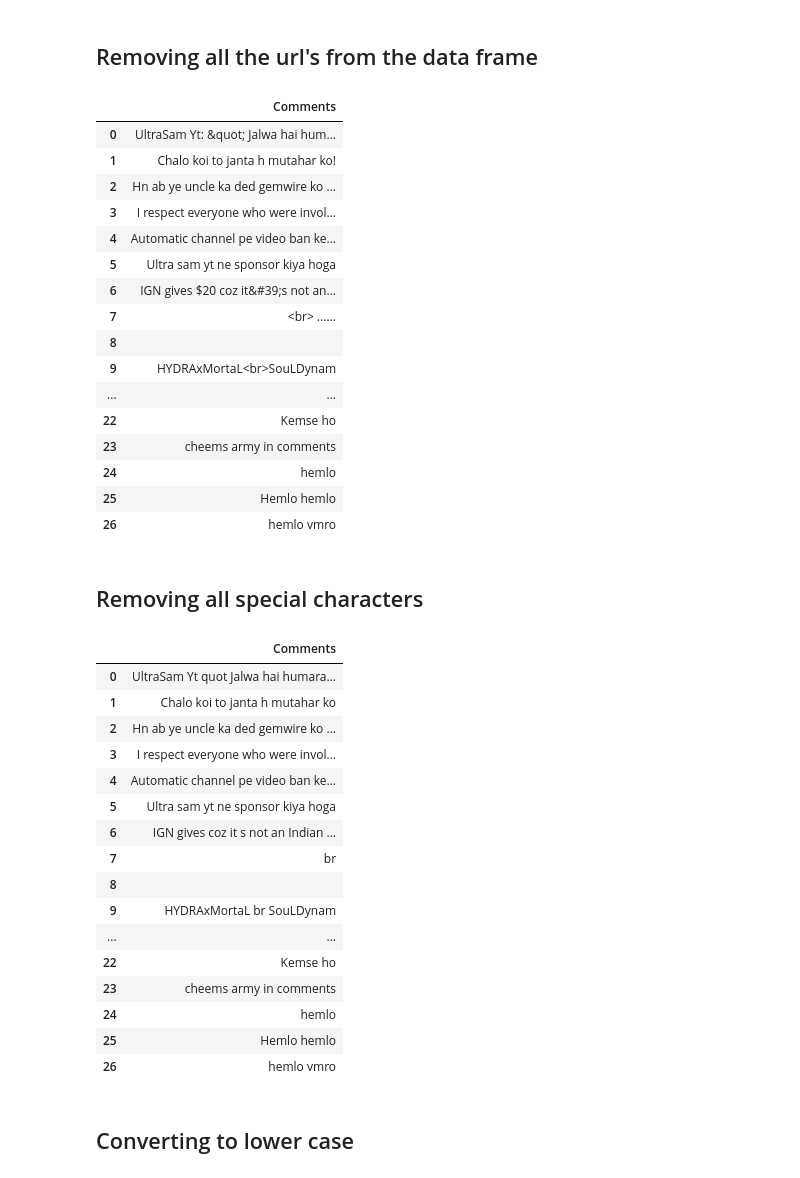
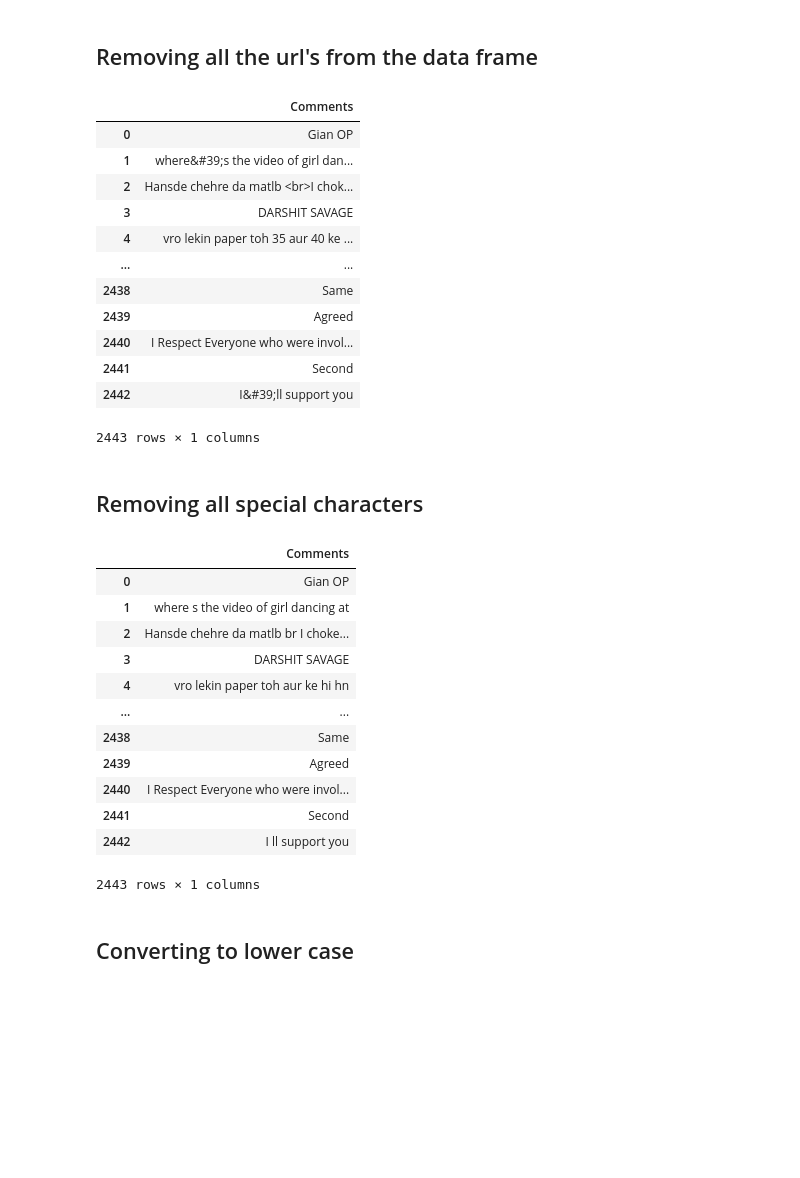
Before and after one commit to subham2728/YouTube-Sentiment-Analysis, a Jupyter notebook: youtube.ipynb, the cells around one changed output. Saved outputs shown, nothing was run; the diff lists cells and outputs as text; code cells hidden in the pictures; blank space fills up the shorter version.

```diff
--- a/youtube.ipynb
+++ b/youtube.ipynb
@@ -13,7 +20,7 @@ import numpy as np
 #Test url with links https://www.youtube.com/watch?v=Ou3v8-ngN6Y
 #Test url with punctuations https://www.youtube.com/watch?v=tktKJWdLv10
 #Test with most comments https://www.youtube.com/watch?v=gdZLi9oWNZg
-url_input = "https://www.youtube.com/watch?v=qCUeCiuvxI8"
+url_input = "https://www.youtube.com/watch?v=rWcXunmleMk"
 video_id_split =url_input.split('=')
 video_id=video_id_split[1]
 # %% [markdown]
@@ -25,7 +32,7 @@ video_id=video_id_split[1]
 #### *Total number of comments that can be retrived in a day ~ 10,000 * 20 = 200,000*
 #### *Approximately < 195,000 comment's can be retrived in a day*
 # %%
-api_key = ''
+api_key = 'AIzaSyAW6wiLfEW4sK1KBZ71Ddhfml9JjXbNie8'
 url = 'https://www.googleapis.com/youtube/v3/videos?id='+video_id+'&key='+api_key+'&part=snippet,contentDetails,statistics,status'
 response_info=requests.get(url).json()
 comments=[]
@@ -85,6 +119,6 @@ print(len(comments))
 # %% [markdown]
 ## Converting the list to dataframe
 # %%
-df = pd.DataFrame(comments,columns=['Comments'])
-print(df)
+df_from_yt = pd.DataFrame(comments,columns=['Comments'])
+print(df_from_yt)
 # %% [output]
@@ -110,7 +141,7 @@ print(df)
 # %% [markdown]
 ## Removing all the emoji's from the dataframe
 # %%
-df = df.astype(str).apply(lambda x: x.str.encode('ascii', 'ignore').str.decode('ascii'))
-df
+df_from_yt = df_from_yt.astype(str).apply(lambda x: x.str.encode('ascii', 'ignore').str.decode('ascii'))
+df_from_yt
 # %% [output]
 |  | Comments |
@@ -133,52 +160,44 @@ df
 # %% [markdown]
 ## Removing all the url's from the data frame
 # %%
-df['Comments'] = df['Comments'].apply(lambda x: re.split('<a href="https:\/\/.*', str(x))[0])
-df
+df_from_yt['Comments'] = df_from_yt['Comments'].apply(lambda x: re.split('<a href="https:\/\/.*', str(x))[0])
+df_from_yt
 # %% [output]
 |  | Comments |
-| 0 | UltraSam Yt: &quot; Jalwa hai hum... |
-| 1 | Chalo koi to janta h mutahar ko! |
-| 2 | Hn ab ye uncle ka ded gemwire ko ... |
-| 3 | I respect everyone who were invol... |
-| 4 | Automatic channel pe video ban ke... |
-| 5 | Ultra sam yt ne sponsor kiya hoga |
-| 6 | IGN gives $20 coz it&#39;s not an... |
-| 7 | <br> ...... |
-| 8 |  |
-| 9 | HYDRAxMortaL<br>SouLDynam |
+| 0 | Gian OP |
+| 1 | where&#39;s the video of girl dan... |
+| 2 | Hansde chehre da matlb <br>I chok... |
+| 3 | DARSHIT SAVAGE |
+| 4 | vro lekin paper toh 35 aur 40 ke ... |
 | ... | ... |
-| 22 | Kemse ho |
-| 23 | cheems army in comments |
-| 24 | hemlo |
-| 25 | Hemlo hemlo |
-| 26 | hemlo vmro |
+| 2438 | Same |
+| 2439 | Agreed |
+| 2440 | I Respect Everyone who were invol... |
+| 2441 | Second |
+| 2442 | I&#39;ll support you |
+2443 rows × 1 columns
 # %% [markdown]
 ## Removing all special characters
 # %%
 def process_content(content):
     return " ".join(re.findall("[A-Za-z]+",content))
 
-df['Comments'] = df['Comments'].apply(process_content)
-df
+df_from_yt['Comments'] = df_from_yt['Comments'].apply(process_content)
+df_from_yt
 # %% [output]
 |  | Comments |
-| 0 | UltraSam Yt quot Jalwa hai humara... |
-| 1 | Chalo koi to janta h mutahar ko |
-| 2 | Hn ab ye uncle ka ded gemwire ko ... |
-| 3 | I respect everyone who were invol... |
-| 4 | Automatic channel pe video ban ke... |
-| 5 | Ultra sam yt ne sponsor kiya hoga |
-| 6 | IGN gives coz it s not an Indian ... |
-| 7 | br |
-| 8 |  |
-| 9 | HYDRAxMortaL br SouLDynam |
+| 0 | Gian OP |
+| 1 | where s the video of girl dancing at |
+| 2 | Hansde chehre da matlb br I choke... |
+| 3 | DARSHIT SAVAGE |
+| 4 | vro lekin paper toh aur ke hi hn |
 | ... | ... |
-| 22 | Kemse ho |
-| 23 | cheems army in comments |
-| 24 | hemlo |
-| 25 | Hemlo hemlo |
-| 26 | hemlo vmro |
+| 2438 | Same |
+| 2439 | Agreed |
+| 2440 | I Respect Everyone who were invol... |
+| 2441 | Second |
+| 2442 | I ll support you |
+2443 rows × 1 columns
 # %% [markdown]
 ## Converting to lower case
 # %%
```
Also changed, not shown: parts of 57 cells of this notebook.
